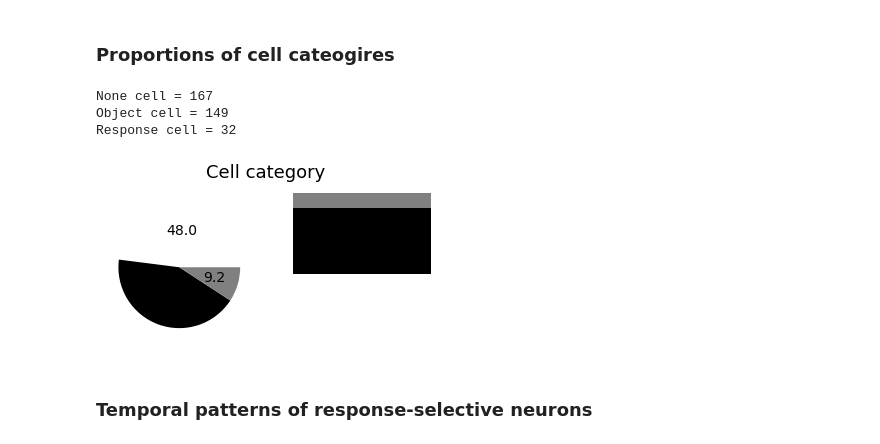
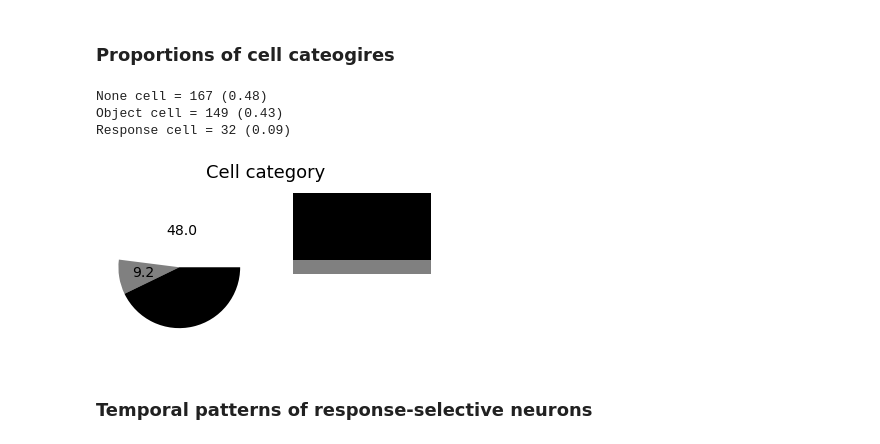
Before and after one commit to heung10/multimodal-object-recognition, a Jupyter notebook: neural/4.1. Response-selective patterns.ipynb, the cells around one changed output. Cells and saved outputs as stored; diff of their text form; code cells hidden in the pictures.

```diff
--- a/neural/4.1. Response-selective patterns.ipynb
+++ b/neural/4.1. Response-selective patterns.ipynb
@@ -108,30 +108,31 @@ df1.reset_index(inplace=True,drop=True)
 # %%
 none_cell = df1.groupby('object cell').size()[0]
 object_cell = df.groupby('response cell').size()[0]
 response_cell = df.groupby('response cell').size()[1]
 
-x = [none_cell, object_cell, response_cell]
-color = ['white','black','gray']
+x = [none_cell, response_cell, object_cell]
+color = ['white','gray','black']
 
 fig,ax = plt.subplots(1,2,figsize=(6,3))
 fig.suptitle('Cell category', fontsize=18)
 ax[0].pie(x,colors=color,autopct='%.1f',textprops={'fontsize':14})
 ax[1].axis('off')
 prev_data = 0
 for i in range(3):
     ax[1].bar(1, height = x[i], bottom=prev_data, color=color[i])
     prev_data += x[i]
 
-print(f'None cell = {none_cell}')
-print(f'Object cell = {object_cell}')
-print(f'Response cell = {response_cell}')
+print(f'None cell = {none_cell} ({none_cell/len(df1):.2f})')
+print(f'Object cell = {object_cell} ({object_cell/len(df1):.2f})')
+print(f'Response cell = {response_cell} ({response_cell/len(df1):.2f})')
 
 #plt.savefig(fig_path / 'proportion.png', dpi=300,facecolor='white')
+plt.savefig(fig_path / 'svg' / 'proportion.svg')
 # %% [output]
-None cell = 167
-Object cell = 149
-Response cell = 32
+None cell = 167 (0.48)
+Object cell = 149 (0.43)
+Response cell = 32 (0.09)
-[figure, old version]
+[figure, new version]
 # %% [markdown]
 ### Temporal patterns of response-selective neurons
 # %%
```
Also changed, not shown: parts of 6 cells of this notebook, 4 other files.
